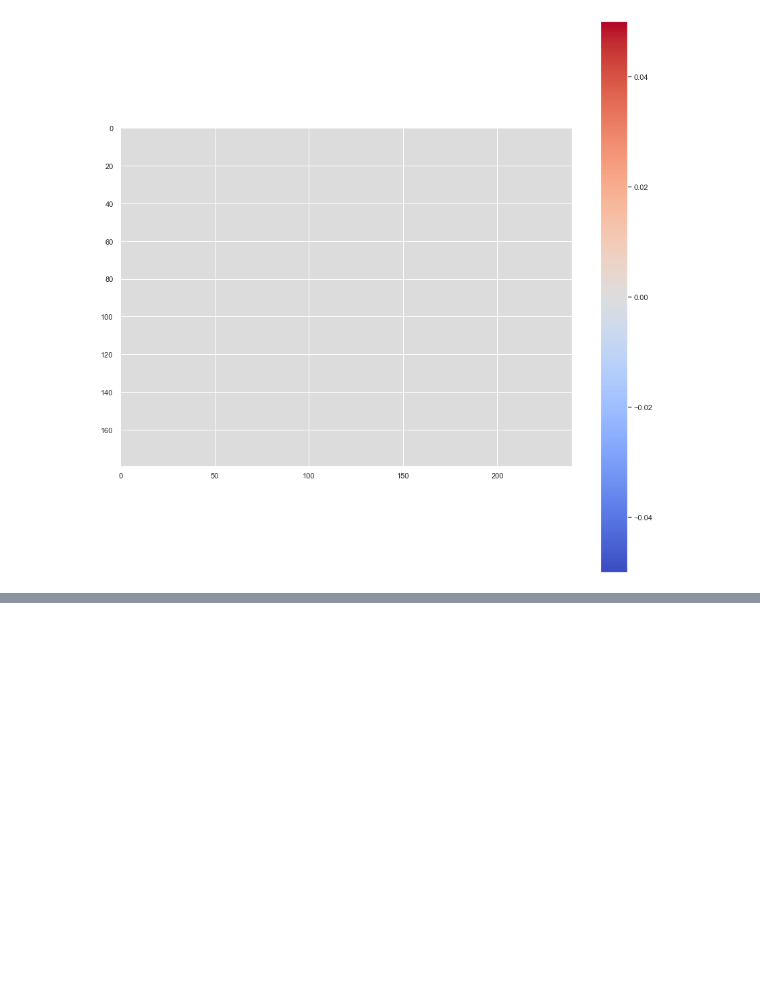
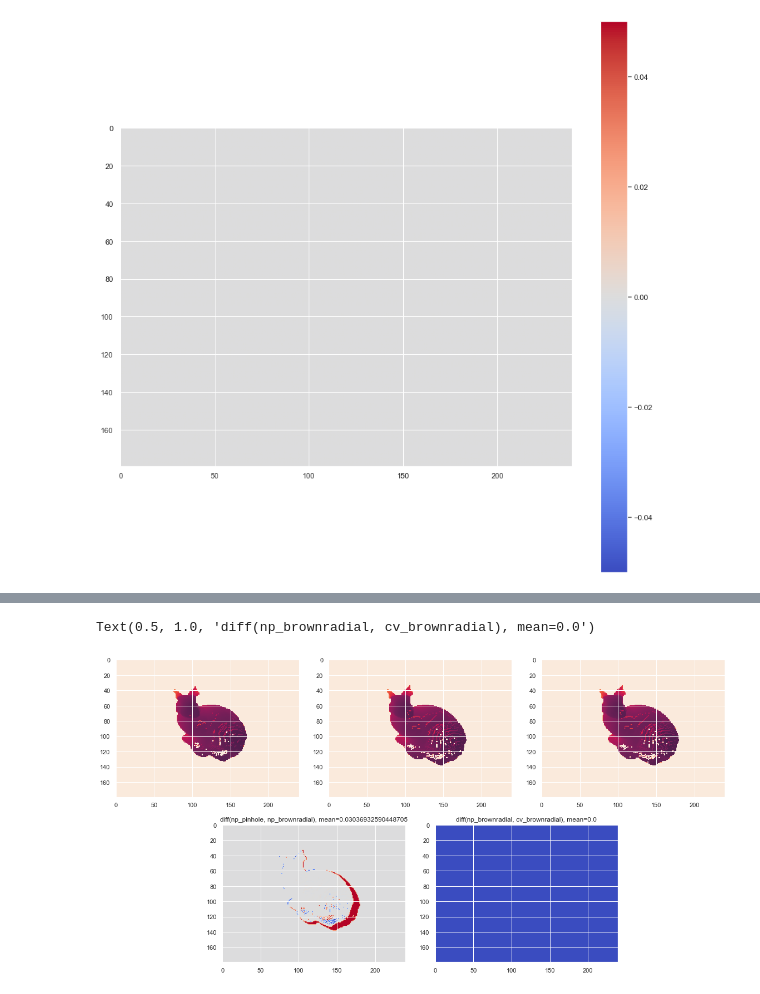
Before and after one commit to sevas/camera_geometry, a Jupyter notebook: cg.ipynb, the cells around one changed output, grey strips where cells are left out. Drawn from its saved outputs; the diff is of its cells as text; code cells hidden in the pictures; blank space fills up the shorter version.

```diff
--- a/cg.ipynb
+++ b/cg.ipynb
@@ -385,0 +474,21 @@ plt.colorbar()
+# %%
+fig = plt.figure(figsize=(20, 10))
+ax = fig.subplot_mosaic("""
+AABBCC
+.DDEE.
+""")
+
+im_ph = make_img_zbuf(results["numpy_pinhole"][0], results["numpy_pinhole"][1], vertices)
+im_br = make_img_zbuf(results["numpy_brownradial"][0], results["numpy_brownradial"][1], vertices)
+im_cv = make_img_zbuf(results["cv_brownradial"][0], results["cv_brownradial"][1], vertices)
+
+ax['A'].imshow(im_ph, vmax=0.25, vmin=0.05)
+ax['B'].imshow(im_br, vmax=0.25, vmin=0.05)
+ax['C'].imshow(im_cv, vmax=0.25, vmin=0.05)
+ax['D'].imshow(im_ph-im_br, cmap="coolwarm")
+ax['D'].set_title(f"diff(np_pinhole, np_brownradial), mean={np.mean(im_ph-im_br)}")
+ax['E'].imshow(im_br-im_cv, cmap="coolwarm")
+ax['E'].set_title(f"diff(np_brownradial, cv_brownradial), mean={np.mean(im_br-im_cv)}")
+# %% [output]
+Text(0.5, 1.0, 'diff(np_brownradial, cv_brownradial), mean=0.0')
+[figure, added]
```
Also changed, not shown: parts of 10 cells of this notebook.
